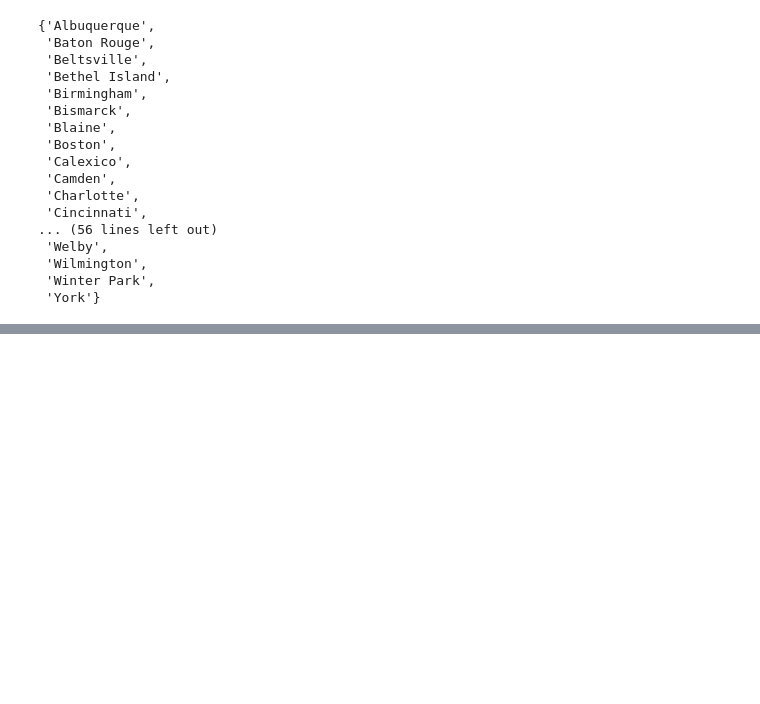
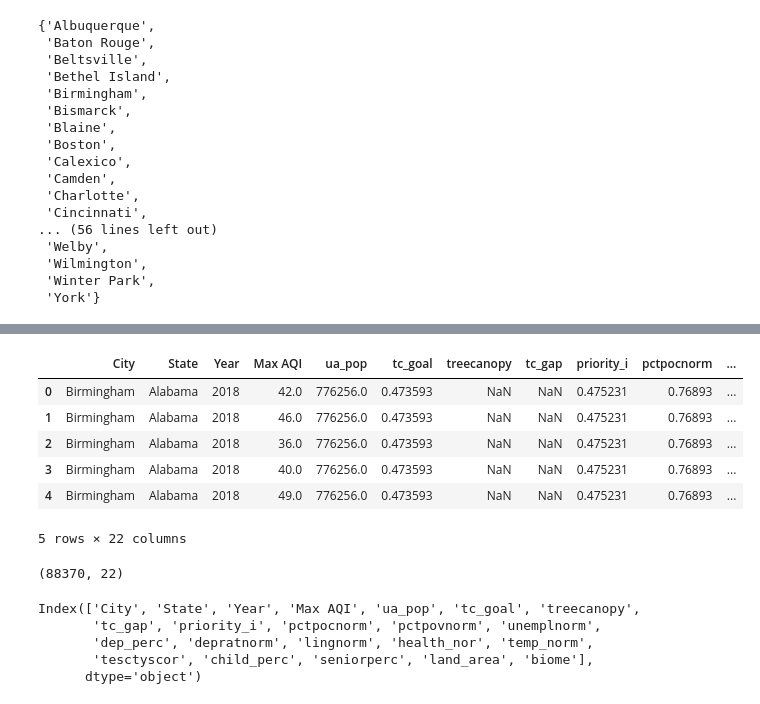
Before and after one commit to apumaparna/AML-project-code, a Jupyter notebook: initial_explorations.ipynb, the cells around one changed output, grey strips where cells are left out. Drawn from its saved outputs; the diff is of its cells as text; code cells hidden in the pictures; blank space fills up the shorter version.

```diff
--- a/initial_explorations.ipynb
+++ b/initial_explorations.ipynb
@@ -145,5 +227,27 @@ Index(['GEOID', 'place', 'state', 'state_abbr', 'county', 'ua_name', 'ua_pop',
 # %%
 # Merge the two datasets when 'City' == 'place' and when 'State' == 'state'
 # Create a new dataframe called 'merged'
-# merged = pd.merge(pollution, tree_equity, how='inner', left_on=['City', 'State'], right_on=['place', 'state'])
-# merged.head()
+merged = pd.merge(pollution, tree_equity_grouped, how='inner', left_on=['City', 'State'], right_on=['place', 'state'])
+merged.head()
+# %% [output]
+|  | City | State | Year | Max AQI | ua_pop | tc_goal | treecanopy | tc_gap | priority_i | pctpocnorm | ... |
+| 0 | Birmingham | Alabama | 2018 | 42.0 | 776256.0 | 0.473593 | NaN | NaN | 0.475231 | 0.76893 | ... |
+| 1 | Birmingham | Alabama | 2018 | 46.0 | 776256.0 | 0.473593 | NaN | NaN | 0.475231 | 0.76893 | ... |
+| 2 | Birmingham | Alabama | 2018 | 36.0 | 776256.0 | 0.473593 | NaN | NaN | 0.475231 | 0.76893 | ... |
+| 3 | Birmingham | Alabama | 2018 | 40.0 | 776256.0 | 0.473593 | NaN | NaN | 0.475231 | 0.76893 | ... |
+| 4 | Birmingham | Alabama | 2018 | 49.0 | 776256.0 | 0.473593 | NaN | NaN | 0.475231 | 0.76893 | ... |
+5 rows × 22 columns
+# %%
+# Check the total size of the merged dataframe
+merged.shape
+# %% [output]
+(88370, 22)
+# %%
+# Check the columns of the merged dataframe
+merged.columns
+# %% [output]
+Index(['City', 'State', 'Year', 'Max AQI', 'ua_pop', 'tc_goal', 'treecanopy',
+       'tc_gap', 'priority_i', 'pctpocnorm', 'pctpovnorm', 'unemplnorm',
+       'dep_perc', 'depratnorm', 'lingnorm', 'health_nor', 'temp_norm',
+       'tesctyscor', 'child_perc', 'seniorperc', 'land_area', 'biome'],
+      dtype='object')
```
Also changed, not shown: parts of 11 cells of this notebook, 1 other file.
